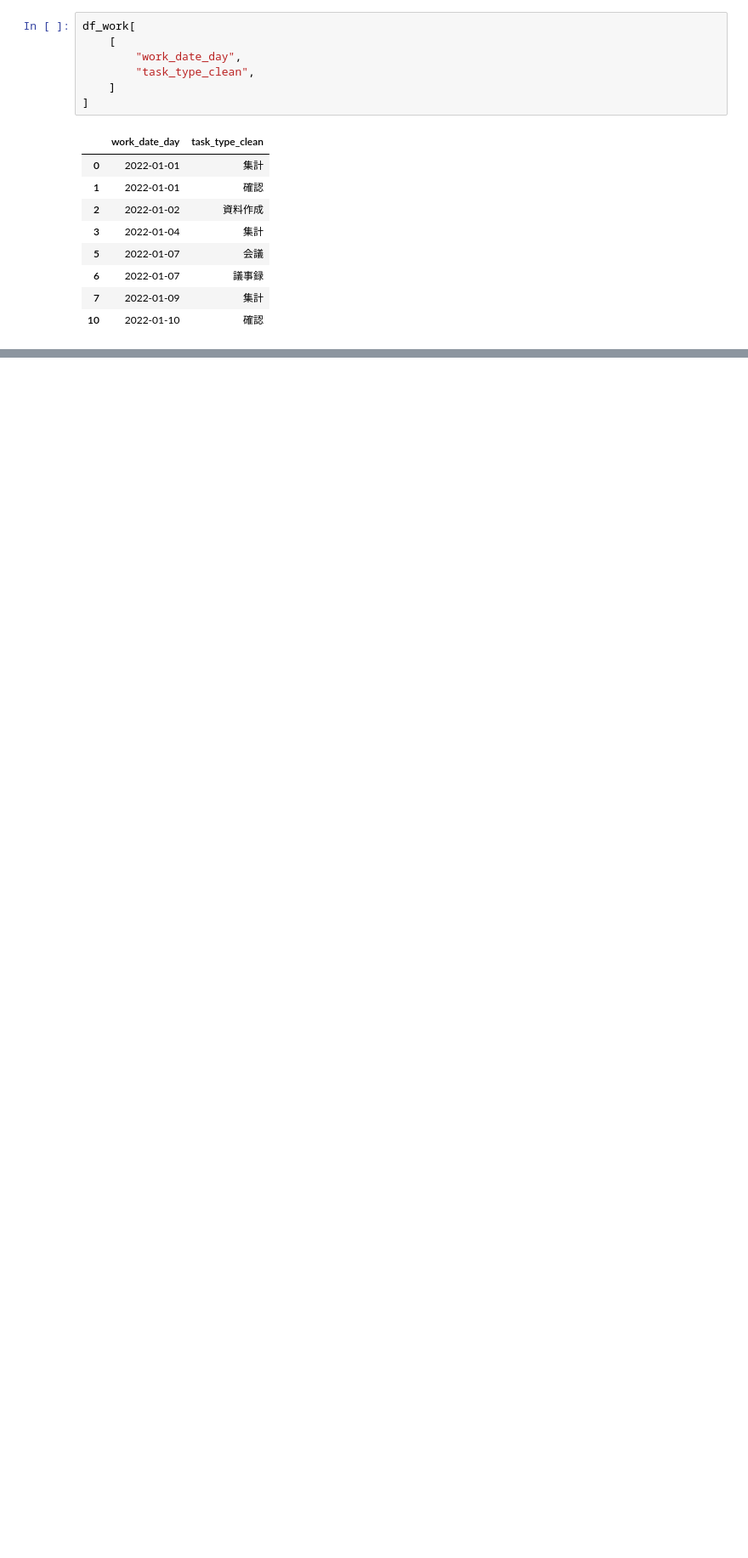
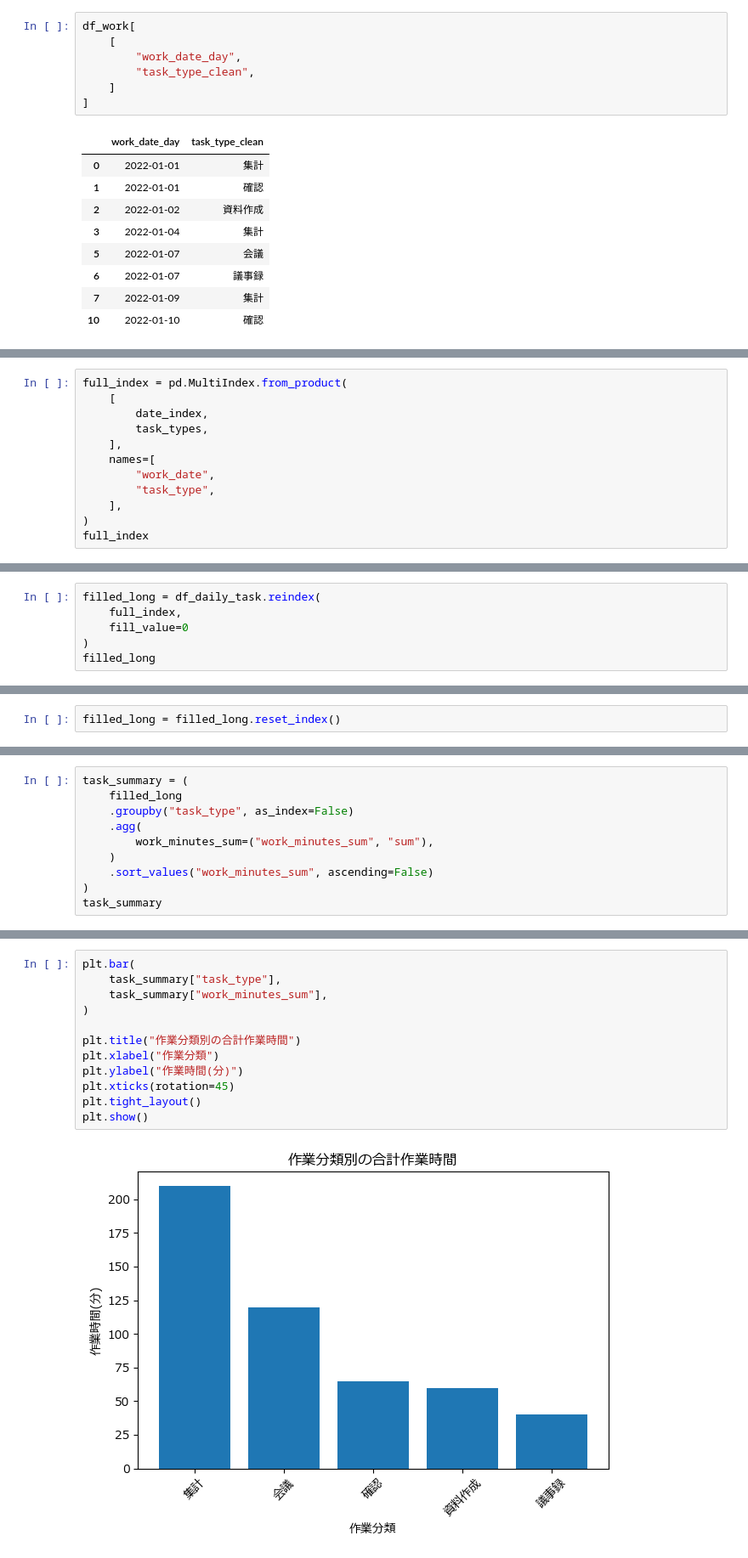
Before and after one commit to kjfarm1225/pyq_practice, a Jupyter notebook: 132_7_practical_daily_task_type_fill_question/132_7_practical_daily_task_type_fill_question.ipynb, the cells around one changed output, grey strips where cells are left out. Shown at 85% size. Drawn from its saved outputs; the diff is of its cells as text; blank space fills up the shorter version.

```diff
--- a/132_7_practical_daily_task_type_fill_question/132_7_practical_daily_task_type_fill_question.ipynb
+++ b/132_7_practical_daily_task_type_fill_question/132_7_practical_daily_task_type_fill_question.ipynb
@@ -277,0 +312,12 @@ df_daily_task
+# %%
+full_index = pd.MultiIndex.from_product(
+    [
+        date_index,
+        task_types,
+    ],
+    names=[
+        "work_date",
+        "task_type",
+    ],
+)
+full_index
@@ -277,0 +342,6 @@ df_daily_task
+# %%
+filled_long = df_daily_task.reindex(
+    full_index,
+    fill_value=0
+)
+filled_long
@@ -277,0 +367,2 @@ df_daily_task
+# %%
+filled_long = filled_long.reset_index()
@@ -277,0 +457,10 @@ df_daily_task
+# %%
+task_summary = (
+    filled_long
+    .groupby("task_type", as_index=False)
+    .agg(
+        work_minutes_sum=("work_minutes_sum", "sum"),
+    )
+    .sort_values("work_minutes_sum", ascending=False)
+)
+task_summary
@@ -277,0 +479,14 @@ df_daily_task
+# %%
+plt.bar(
+    task_summary["task_type"],
+    task_summary["work_minutes_sum"],
+)
+
+plt.title("作業分類別の合計作業時間")
+plt.xlabel("作業分類")
+plt.ylabel("作業時間(分)")
+plt.xticks(rotation=45)
+plt.tight_layout()
+plt.show()
+# %% [output]
+[figure, added]
```
Also changed, not shown: parts of 13 cells of this notebook.
